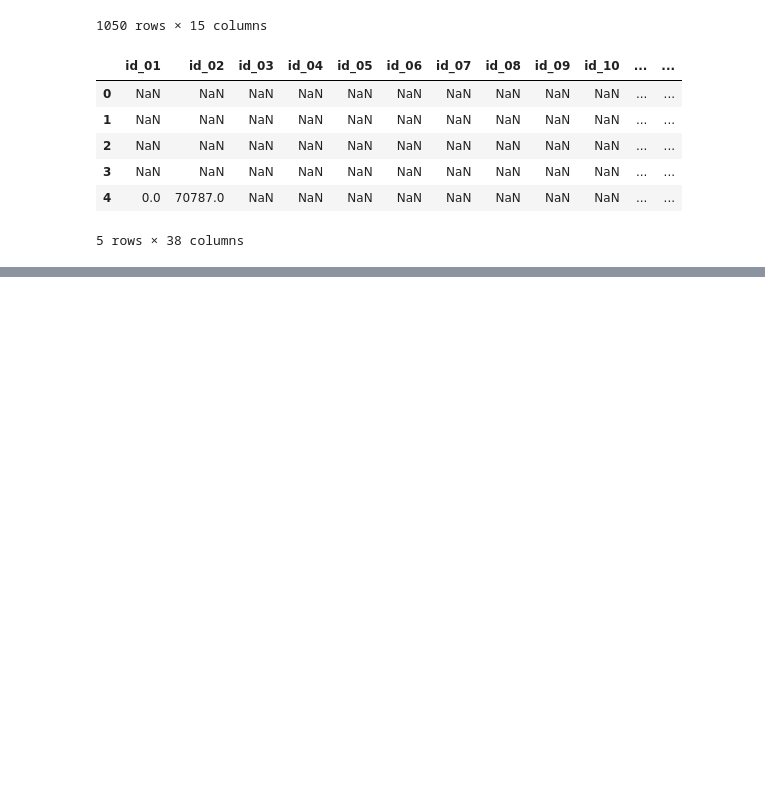
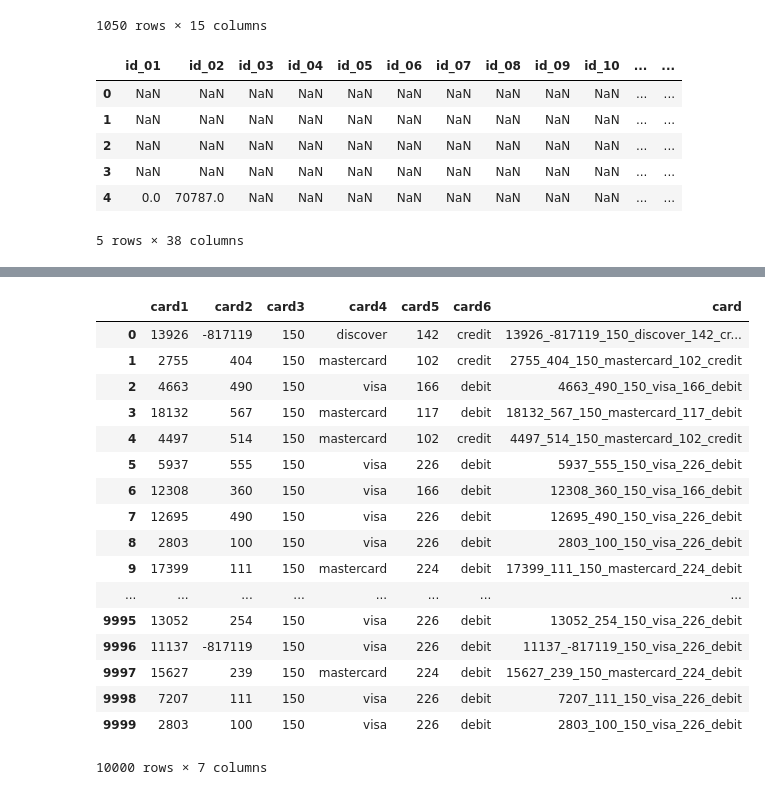
Before and after one commit to jxzly/Kaggle-IEEE-CIS-Fraud-Detection-2019, a Jupyter notebook: data_review.ipynb, the cells around one changed output, grey strips where cells are left out. Drawn from its saved outputs; the diff is of its cells as text; code cells hidden in the pictures; blank space fills up the shorter version.

```diff
--- a/data_review.ipynb
+++ b/data_review.ipynb
@@ -384,0 +399,21 @@ train_df[['id_%s'%str(i+1).zfill(2) for i in range(38)]].head()
+# %%
+tmp
+# %% [output]
+|  | card1 | card2 | card3 | card4 | card5 | card6 | card |
+| 0 | 13926 | -817119 | 150 | discover | 142 | credit | 13926_-817119_150_discover_142_cr... |
+| 1 | 2755 | 404 | 150 | mastercard | 102 | credit | 2755_404_150_mastercard_102_credit |
+| 2 | 4663 | 490 | 150 | visa | 166 | debit | 4663_490_150_visa_166_debit |
+| 3 | 18132 | 567 | 150 | mastercard | 117 | debit | 18132_567_150_mastercard_117_debit |
+| 4 | 4497 | 514 | 150 | mastercard | 102 | credit | 4497_514_150_mastercard_102_credit |
+| 5 | 5937 | 555 | 150 | visa | 226 | debit | 5937_555_150_visa_226_debit |
+| 6 | 12308 | 360 | 150 | visa | 166 | debit | 12308_360_150_visa_166_debit |
+| 7 | 12695 | 490 | 150 | visa | 226 | debit | 12695_490_150_visa_226_debit |
+| 8 | 2803 | 100 | 150 | visa | 226 | debit | 2803_100_150_visa_226_debit |
+| 9 | 17399 | 111 | 150 | mastercard | 224 | debit | 17399_111_150_mastercard_224_debit |
+| ... | ... | ... | ... | ... | ... | ... | ... |
+| 9995 | 13052 | 254 | 150 | visa | 226 | debit | 13052_254_150_visa_226_debit |
+| 9996 | 11137 | -817119 | 150 | visa | 226 | debit | 11137_-817119_150_visa_226_debit |
+| 9997 | 15627 | 239 | 150 | mastercard | 224 | debit | 15627_239_150_mastercard_224_debit |
+| 9998 | 7207 | 111 | 150 | visa | 226 | debit | 7207_111_150_visa_226_debit |
+| 9999 | 2803 | 100 | 150 | visa | 226 | debit | 2803_100_150_visa_226_debit |
+10000 rows × 7 columns
```
Also changed, not shown: parts of 9 cells of this notebook, 2 other files.
